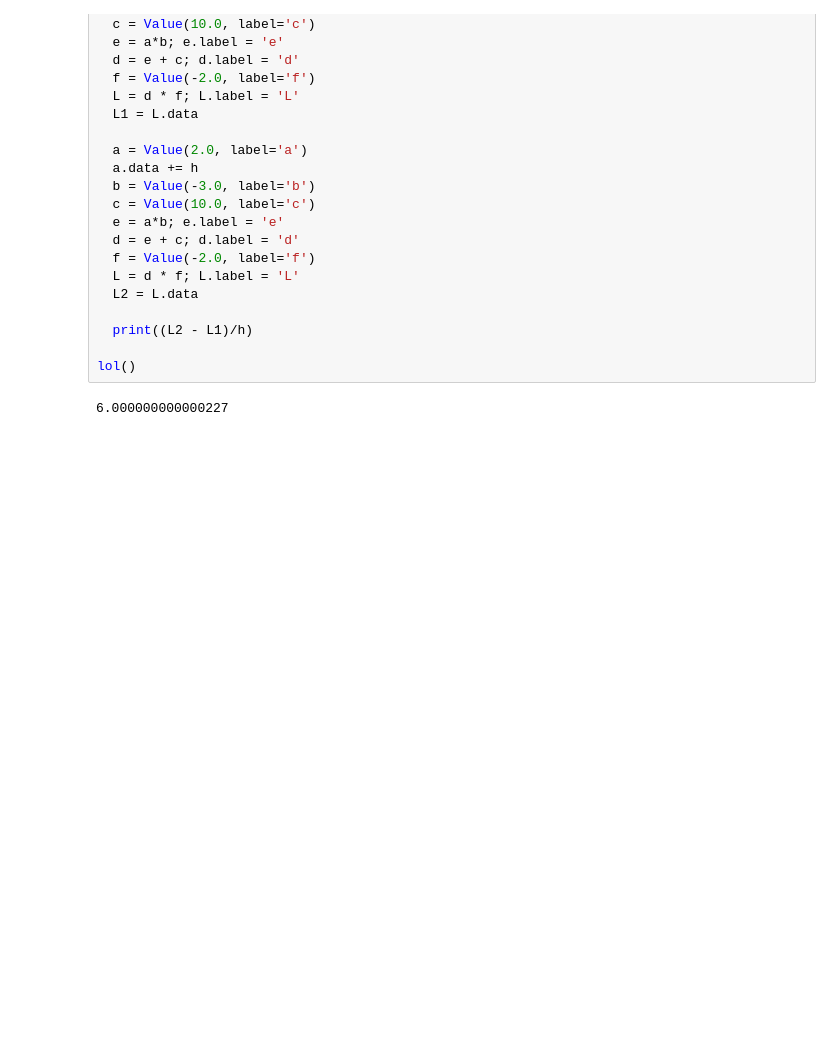
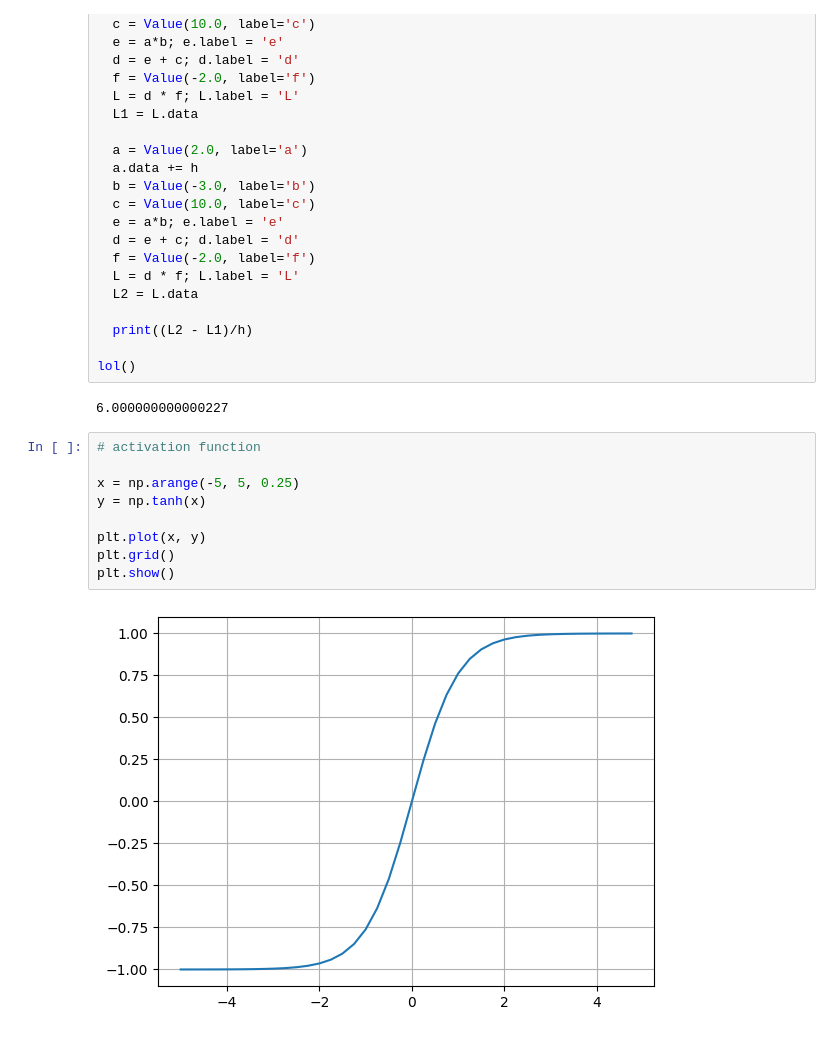
Before and after one commit to ProKelly/micrograd, a Jupyter notebook: micrograd.ipynb, the cells around one changed output. Drawn from its saved outputs; the diff is of its cells as text; blank space fills up the shorter version.

```diff
--- a/micrograd.ipynb
+++ b/micrograd.ipynb
@@ -170,3 +209,14 @@ def lol():
 lol()
 # %% [output]
 6.000000000000227
+# %%
+# activation function
+
+x = np.arange(-5, 5, 0.25)
+y = np.tanh(x)
+
+plt.plot(x, y)
+plt.grid()
+plt.show()
+# %% [output]
+[figure, added]
```
Also changed, not shown: parts of 22 cells of this notebook.
